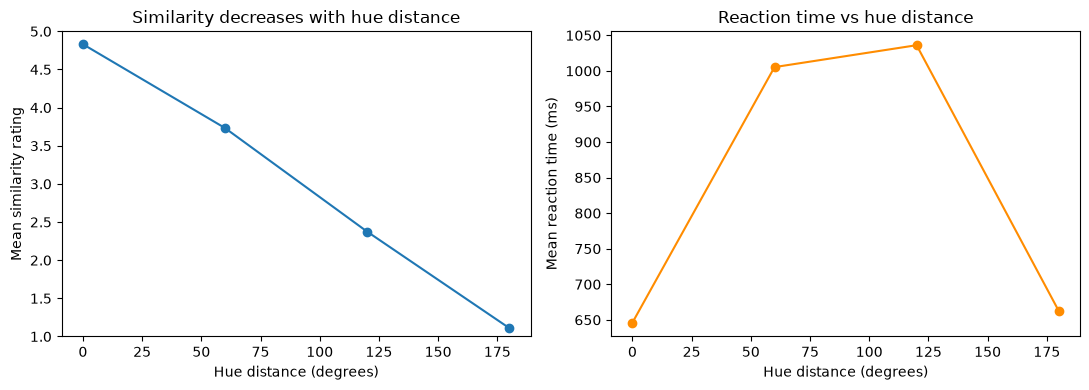
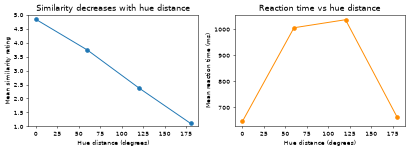
Code edit (unified diff) that turned the first committed figure into the second:
--- before
+++ after
@@ -5,5 +5,5 @@
 )
 
-fig, axes = plt.subplots(1, 2, figsize=(11, 4))
+fig, axes = plt.subplots(1, 2, figsize=(9, 3.4))
 axes[0].plot(agg["hue_distance"], agg["mean_rating"], "o-")
 axes[0].set_xlabel("Hue distance (degrees)")

Commit: Shrink analysis notebook under dashboard 100KB inline limit (lower plot DPI)